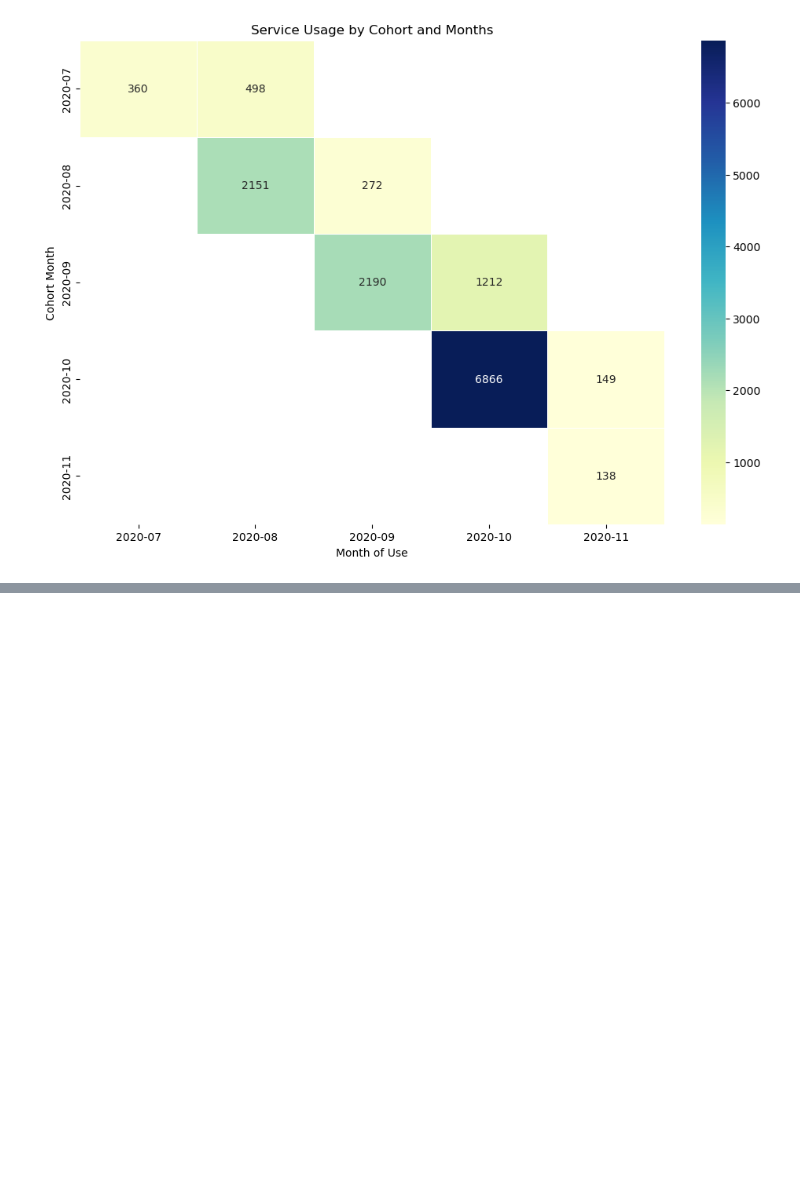
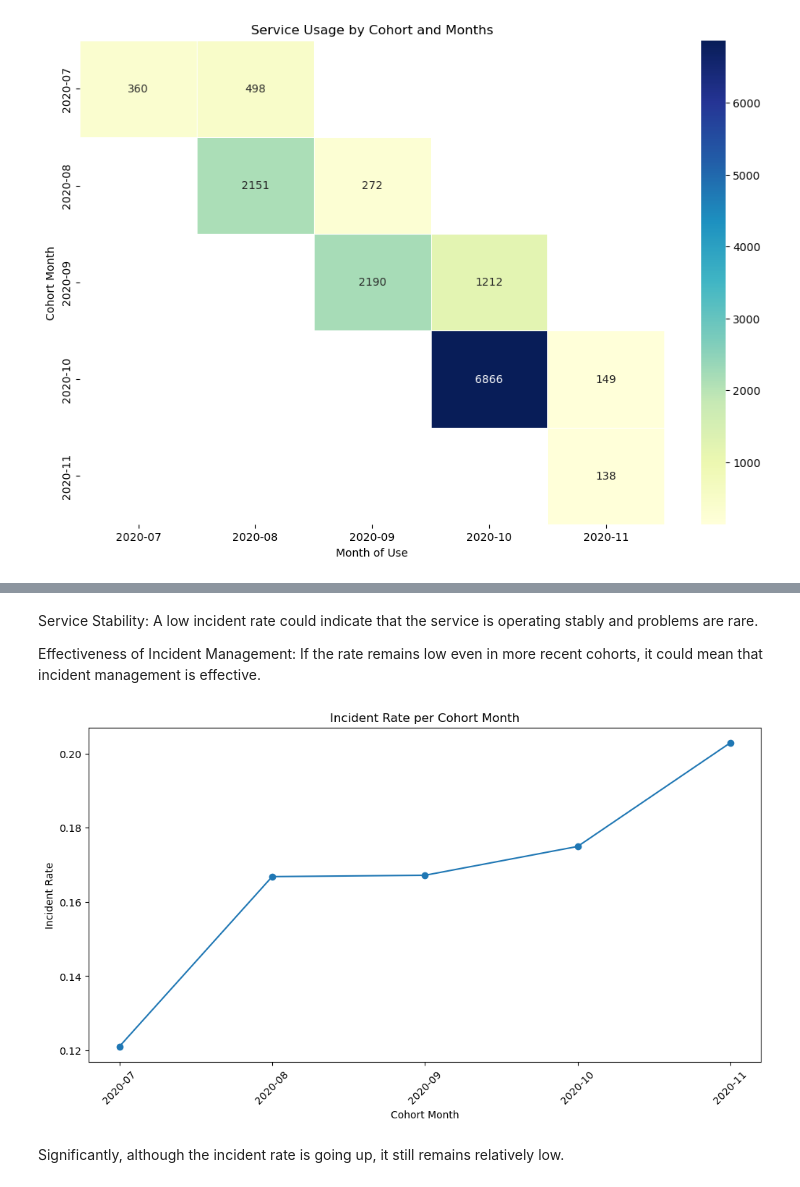
Before and after one commit to giusenico/project-ironhack-payments-en, a Jupyter notebook: project_dataset/cash_requests_analysis.ipynb, the cells around one changed output, grey strips where cells are left out. Drawn from its saved outputs; the diff is of its cells as text; code cells hidden in the pictures; blank space fills up the shorter version.

```diff
--- a/project_dataset/cash_requests_analysis.ipynb
+++ b/project_dataset/cash_requests_analysis.ipynb
@@ -242,0 +270,4 @@ plt.show()
+# %%
+# calculation of unique users per cohort
+count_cohort = filtered_df.groupby(['cohort_month'])['user_id'].nunique()
+count_cohort
@@ -242,0 +282,8 @@ plt.show()
+# %%
+# Filter users who have had an incident
+incident_users = filtered_df[filtered_df['recovery_status'].isin(['completed', 'pending', 'pending_direct_debit'])]
+
+# Count the number of users with incidents for each cohort
+count_incident = incident_users.groupby('cohort_month')['user_id'].nunique()
+
+count_incident
@@ -242,0 +298,5 @@ plt.show()
+# %%
+# calculation of incident rate
+incident_rate = count_incident/count_cohort
+
+incident_rate
@@ -242,0 +311,24 @@ plt.show()
+# %% [markdown]
+Service Stability: A low incident rate could indicate that the service is operating stably and problems are rare.
+
+Effectiveness of Incident Management: If the rate remains low even in more recent cohorts, it could mean that incident management is effective.
+# %%
+# chart creation by incident rate
+
+# Convert index to strings
+incident_rate.index = incident_rate.index.astype(str)
+
+plt.figure(figsize=(12, 6))
+plt.plot(incident_rate.index, incident_rate.values, marker='o')
+
+plt.title('Incident Rate per Cohort Month')
+plt.xlabel('Cohort Month')
+plt.ylabel('Incident Rate')
+
+plt.xticks(rotation=45)
+
+plt.show()
+# %% [output]
+[figure, added]
+# %% [markdown]
+Significantly, although the incident rate is going up, it still remains relatively low.
```
Also changed, not shown: parts of 11 cells of this notebook, 2 other files.
